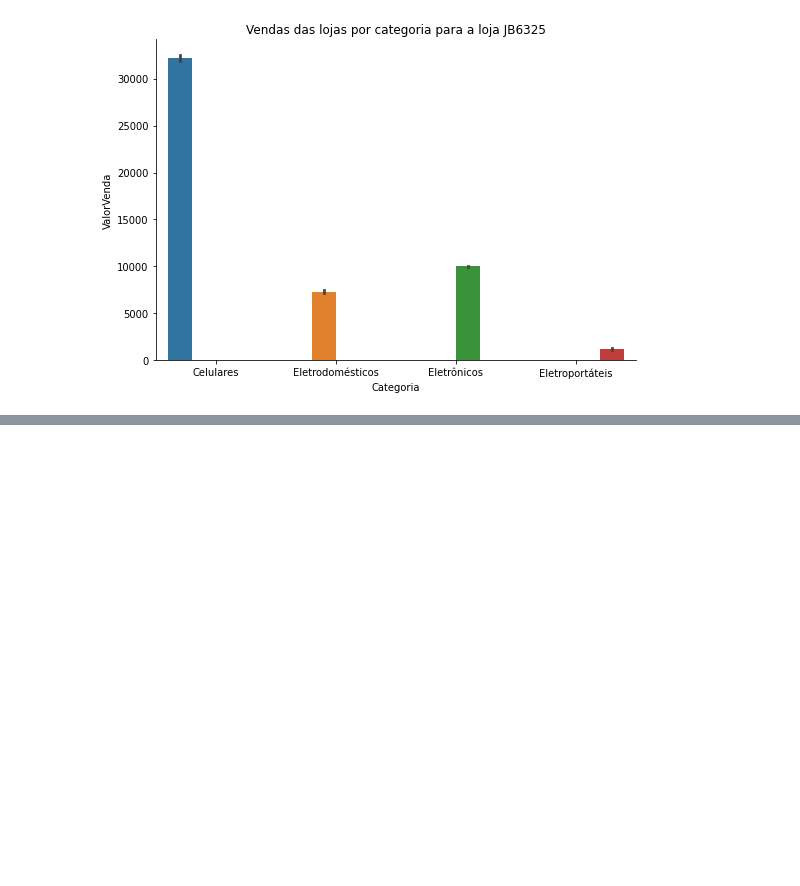
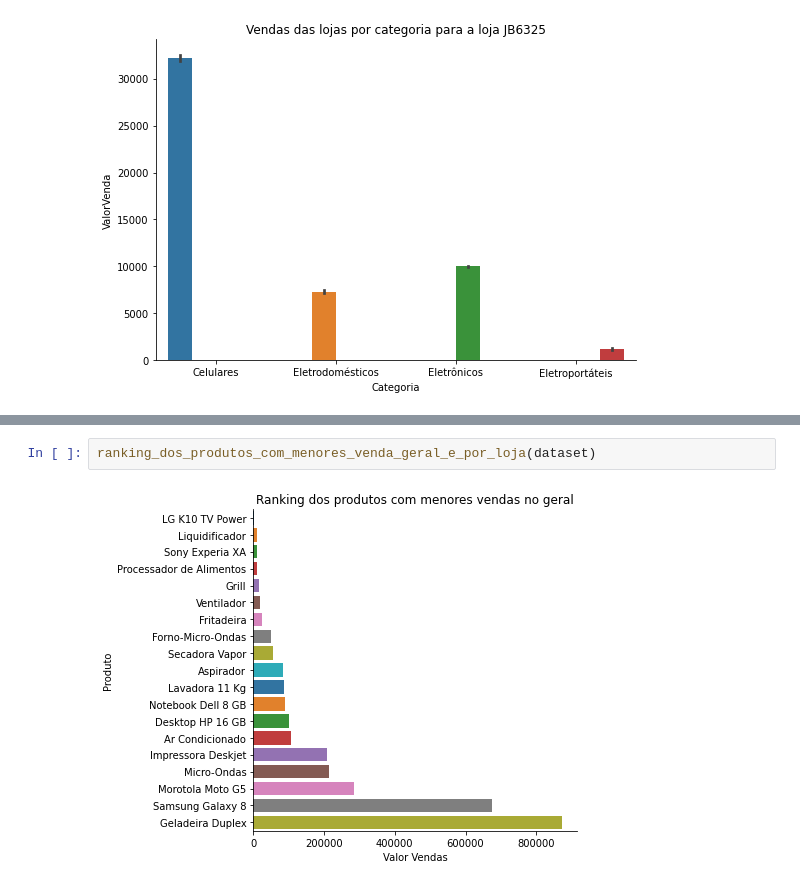
Before and after one commit to lohhans/Ciencia-de-Dados, a Jupyter notebook: 1VA/1VA-refeito.ipynb, the cells around one changed output, grey strips where cells are left out. Drawn from its saved outputs; the diff is of its cells as text; blank space fills up the shorter version.

```diff
--- a/1VA/1VA-refeito.ipynb
+++ b/1VA/1VA-refeito.ipynb
@@ -285,0 +349,4 @@ ranking_dos_produtos_com_maiores_venda_geral_e_por_loja(dataset)
+# %%
+ranking_dos_produtos_com_menores_venda_geral_e_por_loja(dataset)
+# %% [output]
+[figure, added]
```
Also changed, not shown: parts of 10 cells of this notebook.
